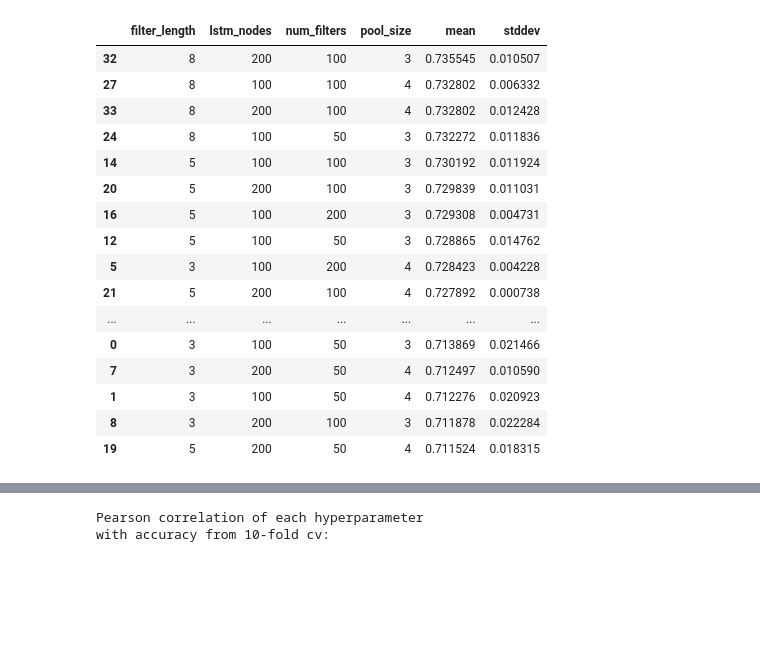
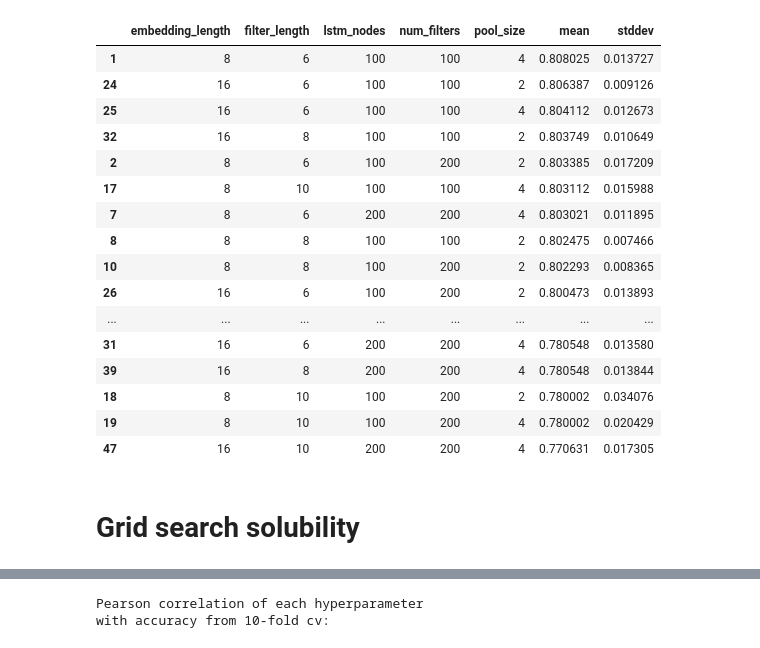
Before and after one commit to jayruth/NovoNordisk_Capstone, a Jupyter notebook: archive/dev_jay/grid_search_synthesis.ipynb, the cells around one changed output, grey strips where cells are left out. Drawn from its saved outputs; the diff is of its cells as text; code cells hidden in the pictures; blank space fills up the shorter version.

```diff
--- a/archive/dev_jay/grid_search_synthesis.ipynb
+++ b/archive/dev_jay/grid_search_synthesis.ipynb
@@ -6,24 +28,26 @@ import matplotlib.pyplot as plt
 # %%
-grid_search_data = pd.read_csv('../../2018-06-14_aa_gird_search_results.csv', index_col=0)
-grid_search_data.sort_values('mean', ascending=False)
+grid_search_data3 = pd.read_csv('../../2018-06-22_aa_gird_search_solubility_results.csv', index_col=0)
+grid_search_data3.sort_values('mean', ascending=False)
 # %% [output]
-|  | filter_length | lstm_nodes | num_filters | pool_size | mean | stddev |
-| 32 | 8 | 200 | 100 | 3 | 0.735545 | 0.010507 |
-| 27 | 8 | 100 | 100 | 4 | 0.732802 | 0.006332 |
-| 33 | 8 | 200 | 100 | 4 | 0.732802 | 0.012428 |
-| 24 | 8 | 100 | 50 | 3 | 0.732272 | 0.011836 |
-| 14 | 5 | 100 | 100 | 3 | 0.730192 | 0.011924 |
-| 20 | 5 | 200 | 100 | 3 | 0.729839 | 0.011031 |
-| 16 | 5 | 100 | 200 | 3 | 0.729308 | 0.004731 |
-| 12 | 5 | 100 | 50 | 3 | 0.728865 | 0.014762 |
-| 5 | 3 | 100 | 200 | 4 | 0.728423 | 0.004228 |
-| 21 | 5 | 200 | 100 | 4 | 0.727892 | 0.000738 |
-| ... | ... | ... | ... | ... | ... | ... |
-| 0 | 3 | 100 | 50 | 3 | 0.713869 | 0.021466 |
-| 7 | 3 | 200 | 50 | 4 | 0.712497 | 0.010590 |
-| 1 | 3 | 100 | 50 | 4 | 0.712276 | 0.020923 |
-| 8 | 3 | 200 | 100 | 3 | 0.711878 | 0.022284 |
-| 19 | 5 | 200 | 50 | 4 | 0.711524 | 0.018315 |
+|  | embedding_length | filter_length | lstm_nodes | num_filters | pool_size | mean | stddev |
+| 1 | 8 | 6 | 100 | 100 | 4 | 0.808025 | 0.013727 |
+| 24 | 16 | 6 | 100 | 100 | 2 | 0.806387 | 0.009126 |
+| 25 | 16 | 6 | 100 | 100 | 4 | 0.804112 | 0.012673 |
+| 32 | 16 | 8 | 100 | 100 | 2 | 0.803749 | 0.010649 |
+| 2 | 8 | 6 | 100 | 200 | 2 | 0.803385 | 0.017209 |
+| 17 | 8 | 10 | 100 | 100 | 4 | 0.803112 | 0.015988 |
+| 7 | 8 | 6 | 200 | 200 | 4 | 0.803021 | 0.011895 |
+| 8 | 8 | 8 | 100 | 100 | 2 | 0.802475 | 0.007466 |
+| 10 | 8 | 8 | 100 | 200 | 2 | 0.802293 | 0.008365 |
+| 26 | 16 | 6 | 100 | 200 | 2 | 0.800473 | 0.013893 |
+| ... | ... | ... | ... | ... | ... | ... | ... |
+| 31 | 16 | 6 | 200 | 200 | 4 | 0.780548 | 0.013580 |
+| 39 | 16 | 8 | 200 | 200 | 4 | 0.780548 | 0.013844 |
+| 18 | 8 | 10 | 100 | 200 | 2 | 0.780002 | 0.034076 |
+| 19 | 8 | 10 | 100 | 200 | 4 | 0.780002 | 0.020429 |
+| 47 | 16 | 10 | 200 | 200 | 4 | 0.770631 | 0.017305 |
+# %% [markdown]
+# Grid search solubility
 # %%
 grid_search_data2 = pd.read_csv('../../2018-06-19_aa_gird_search_results.csv', index_col=0)
 grid_search_data2.sort_values('mean', ascending=False)
```
Also changed, not shown: parts of 2 cells of this notebook, 1 other file.
